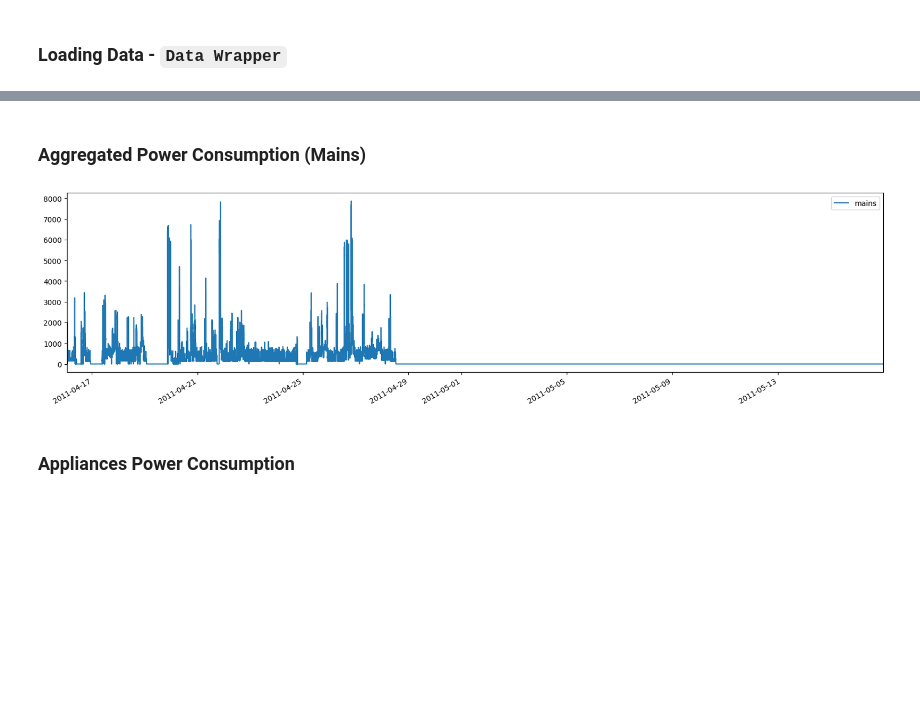
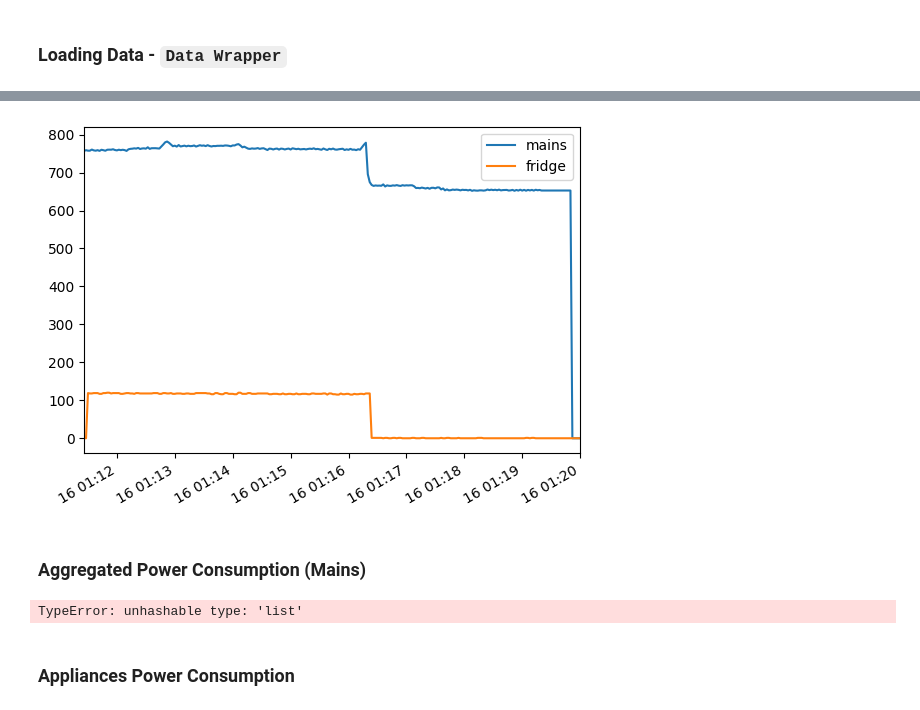
Before and after one commit to diegocavalca/pynilm, a Jupyter notebook: notebooks/Optimizing Pipeline Hyperparameters.ipynb, the cells around one changed output, grey strips where cells are left out. Cells and saved outputs as stored; diff of their text form; code cells hidden in the pictures; blank space fills up the shorter version.

```diff
--- a/notebooks/Optimizing Pipeline Hyperparameters.ipynb
+++ b/notebooks/Optimizing Pipeline Hyperparameters.ipynb
@@ -203,0 +188,7 @@ df_activations[df_activations['house']==3].groupby(
+# %%
+# Filter only house / appliances of interest
+df_window_size = df_activations_window_size[
+    (df_activations_window_size['house']==building_redd) & \
+    (df_activations_window_size['appliance'].str.contains('|'.join(appliances_redd), case=False))
+    ].reset_index(drop=True)
+df_window_size
@@ -203,0 +201,26 @@ df_activations[df_activations['house']==3].groupby(
+# %%
+# Generate window data by house/appliance
+#   using `activation_length_mean` as window size
+for a in appliances_redd:
+    window_size = int(df_window_size[
+        df_window_size['appliance'].str.contains(a, case=False)
+    ].to_dict('records')[0]['activation_length_mean'])
+    print(a, "=", window_size)
+
+    # Generating data
+    redd_train_appliance = DataWrapper(
+        dataset_path=redd_filepath,
+        building=building_redd,
+        appliances=[a],
+        sample_period=sample_period,
+        start='2011-04-01 00:00:00',
+        end='2011-05-31 23:59:59',
+        return_mode='dict',
+        windows_size=window_size,
+        windows_stride=window_size,
+        get_activations=True,
+        activations_type=int,
+        debug=False
+        )
+
+    print()
@@ -204,9 +245,14 @@ df_activations[df_activations['house']==3].groupby(
+# %%
+redd_train_appliance.data['fridge'][0].plot()
+plt.show()
+# %% [output]
+[figure, added]
 # %% [markdown]
 ### Aggregated Power Consumption (Mains)
 # %%
-redd_train.data[['mains']].plot(figsize=(20, 5));
+redd_train_ppl.data[['mains']].plot(figsize=(20, 5));
 # %% [output]
-[figure, removed]
+TypeError: unhashable type: 'list'
 # %% [markdown]
 ### Appliances Power Consumption
 # %%
```
Also changed, not shown: parts of 10 cells of this notebook.
